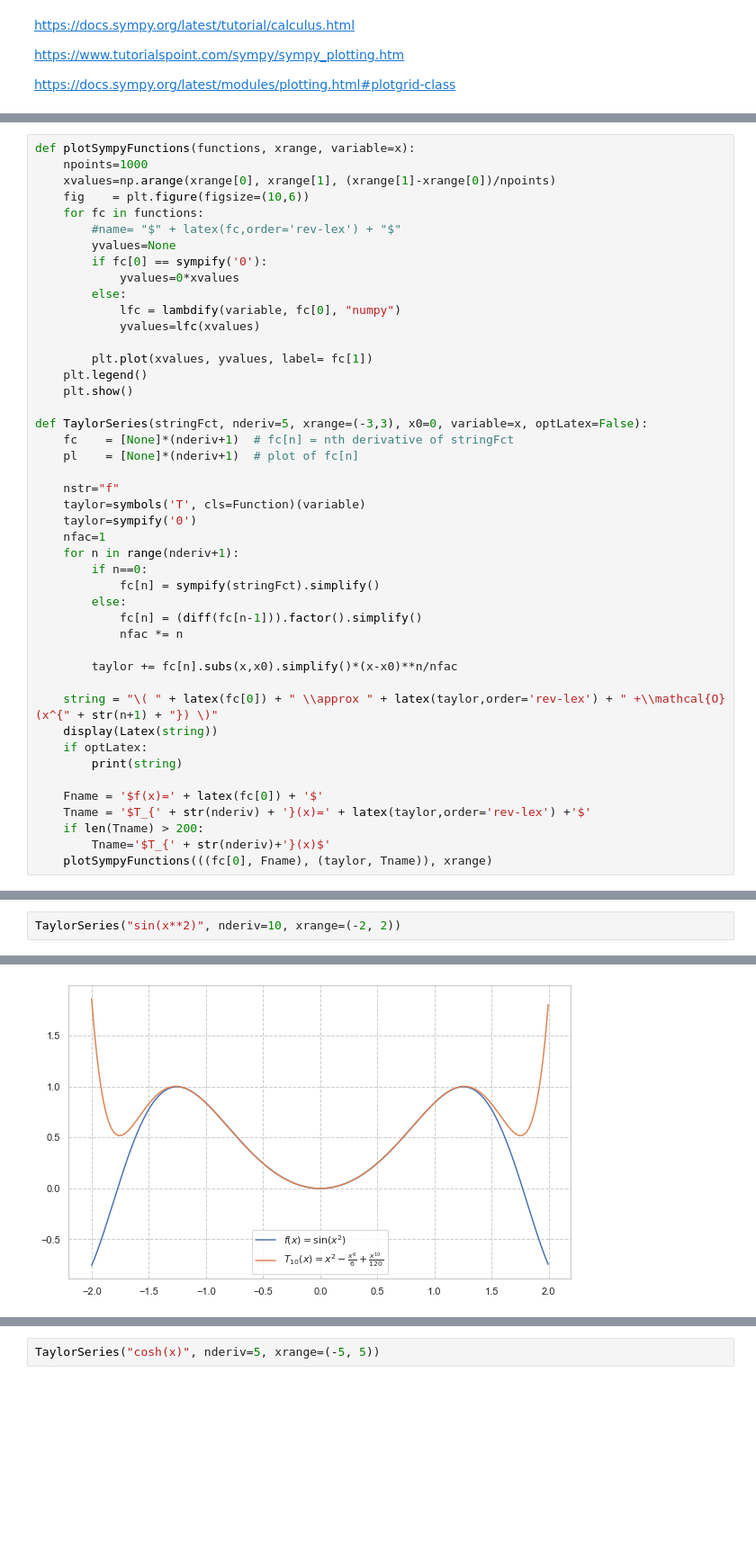
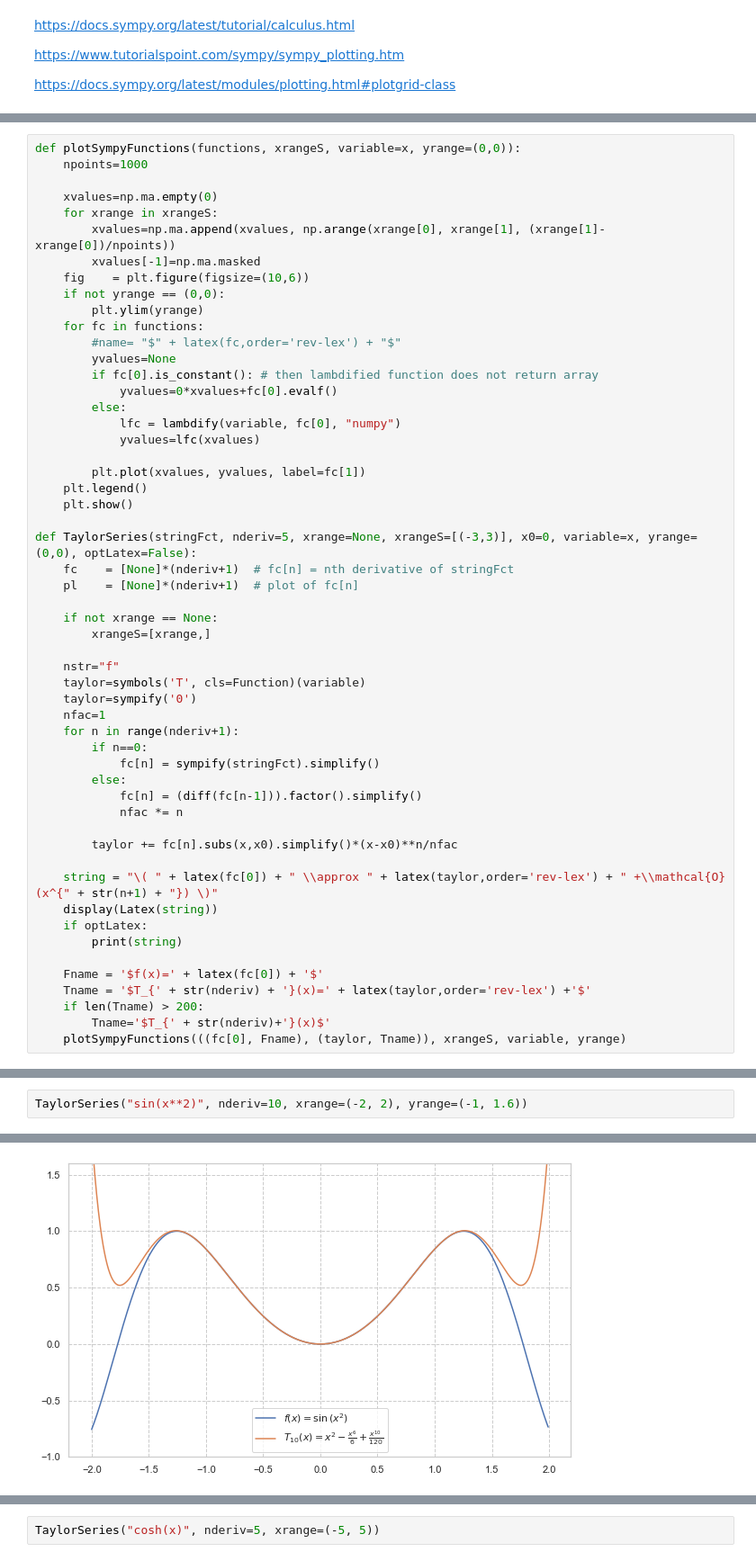
Before and after one commit to JonasRademacker/JupyterNotebooksForTeachingMath, a Jupyter notebook: TaylorSeries.ipynb, the cells around one changed output, grey strips where cells are left out. Shown at 90% size. Cells and saved outputs as stored; diff of their text form; blank space fills up the shorter version.

```diff
--- a/TaylorSeries.ipynb
+++ b/TaylorSeries.ipynb
@@ -35,24 +34,33 @@ Documentation can be found at https://docs.sympy.org/1.6.1/
 # %%
-def plotSympyFunctions(functions, xrange, variable=x):
+def plotSympyFunctions(functions, xrangeS, variable=x, yrange=(0,0)):
     npoints=1000
-    xvalues=np.arange(xrange[0], xrange[1], (xrange[1]-xrange[0])/npoints)
+
+    xvalues=np.ma.empty(0)
+    for xrange in xrangeS:
+        xvalues=np.ma.append(xvalues, np.arange(xrange[0], xrange[1], (xrange[1]-xrange[0])/npoints))
+        xvalues[-1]=np.ma.masked
     fig    = plt.figure(figsize=(10,6))
+    if not yrange == (0,0):
+        plt.ylim(yrange)
     for fc in functions:
         #name= "$" + latex(fc,order='rev-lex') + "$"
         yvalues=None
-        if fc[0] == sympify('0'):
-            yvalues=0*xvalues
+        if fc[0].is_constant(): # then lambdified function does not return array
+            yvalues=0*xvalues+fc[0].evalf()
         else:
             lfc = lambdify(variable, fc[0], "numpy")
             yvalues=lfc(xvalues)
 
-        plt.plot(xvalues, yvalues, label= fc[1])
+        plt.plot(xvalues, yvalues, label=fc[1])
     plt.legend()
     plt.show()
 
-def TaylorSeries(stringFct, nderiv=5, xrange=(-3,3), x0=0, variable=x, optLatex=False):
+def TaylorSeries(stringFct, nderiv=5, xrange=None, xrangeS=[(-3,3)], x0=0, variable=x, yrange=(0,0), optLatex=False):
     fc    = [None]*(nderiv+1)  # fc[n] = nth derivative of stringFct
     pl    = [None]*(nderiv+1)  # plot of fc[n]
+
+    if not xrange == None:
+        xrangeS=[xrange,]
 
     nstr="f"
     taylor=symbols('T', cls=Function)(variable)
@@ -76,4 +84,4 @@ def TaylorSeries(stringFct, nderiv=5, xrange=(-3,3), x0=0, variable=x, optLatex=
     Tname = '$T_{' + str(nderiv) + '}(x)=' + latex(taylor,order='rev-lex') +'$'
     if len(Tname) > 200:
         Tname='$T_{' + str(nderiv)+'}(x)$'
-    plotSympyFunctions(((fc[0], Fname), (taylor, Tname)), xrange)
+    plotSympyFunctions(((fc[0], Fname), (taylor, Tname)), xrangeS, variable, yrange)
@@ -101,5 +119,5 @@ TaylorSeries("(1+x)/(1-x)", nderiv=5, xrange=(-0.5, 0.5))
 # %%
-TaylorSeries("sin(x**2)", nderiv=10, xrange=(-2, 2))
+TaylorSeries("sin(x**2)", nderiv=10, xrange=(-2, 2), yrange=(-1, 1.6))
 # %% [output]
 \( \sin{\left(x^{2} \right)} \approx x^{2} - \frac{x^{6}}{6} + \frac{x^{10}}{120} +\mathcal{O}(x^{11}) \)
-[figure, old version]
+[figure, new version]
```
Also changed, not shown: parts of 24 cells of this notebook.
